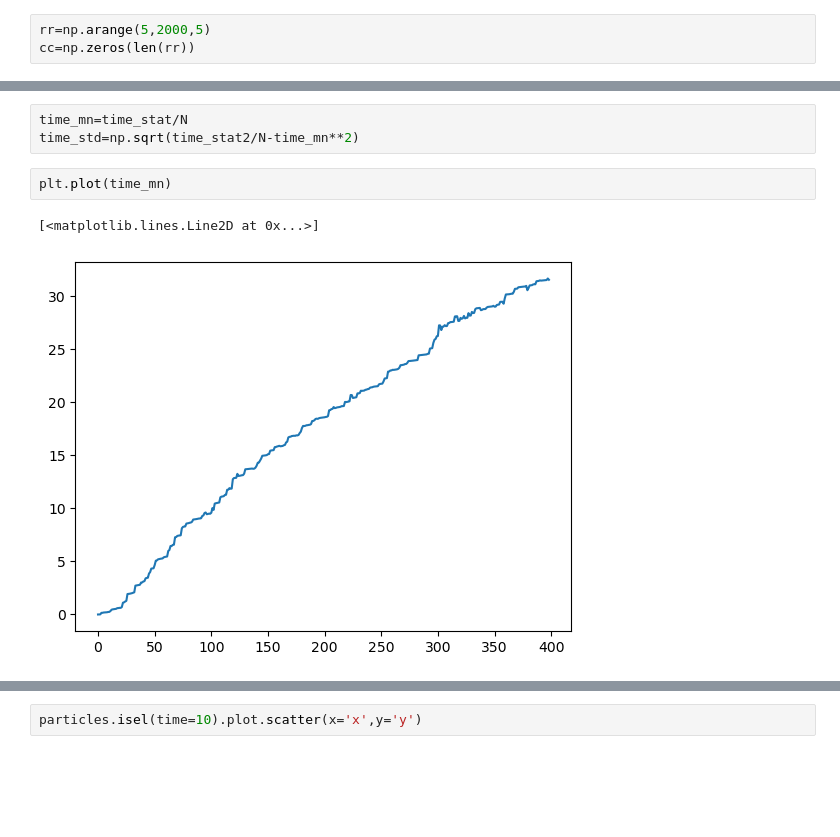
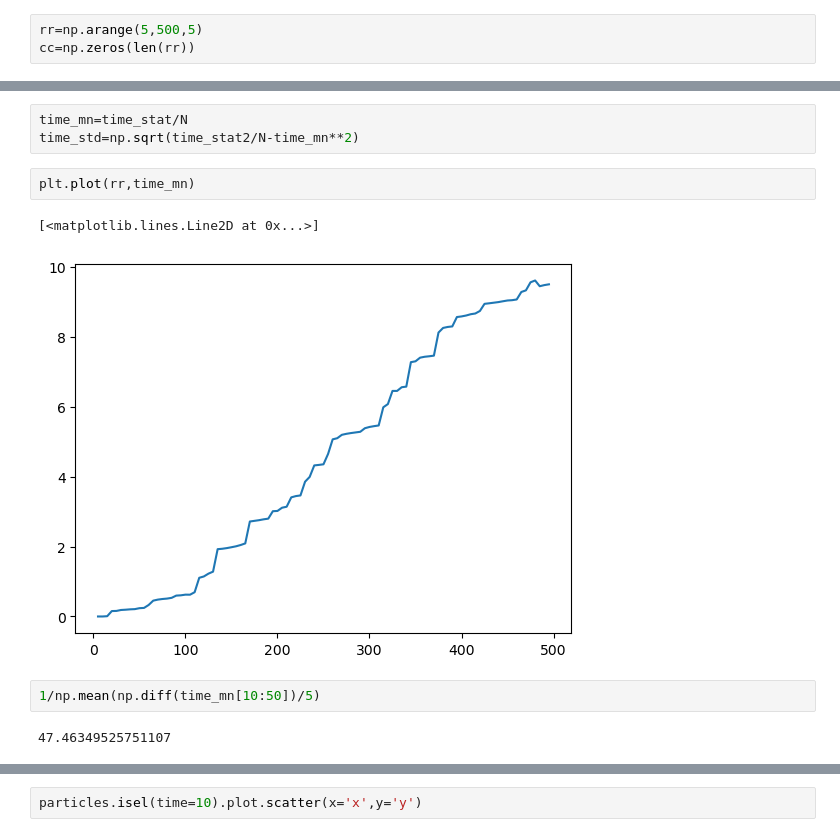
Before and after one commit to galendal/ACTOM_sites, a Jupyter notebook: particle_swarm.ipynb, the cells around one changed output, grey strips where cells are left out. Saved outputs shown, nothing was run; the diff lists cells and outputs as text; blank space fills up the shorter version.

```diff
--- a/particle_swarm.ipynb
+++ b/particle_swarm.ipynb
@@ -386,5 +355,5 @@ tmp=particles.stack(z=['num','time'])
 # %%
-rr=np.arange(5,2000,5)
+rr=np.arange(5,500,5)
 cc=np.zeros(len(rr))
 # %%
 rr
@@ -482,7 +402,11 @@ array([500, 502, 502, 502, 502, 502, 506, 506, 506, 508, 506, 506, 508,
 time_mn=time_stat/N
 time_std=np.sqrt(time_stat2/N-time_mn**2)
 # %%
-plt.plot(time_mn)
+plt.plot(rr,time_mn)
 # %% [output]
 [<matplotlib.lines.Line2D at 0x...>]
-[figure, old version]
+[figure, new version]
+# %%
+1/np.mean(np.diff(time_mn[10:50])/5)
+# %% [output]
+47.46349525751107
```
Also changed, not shown: parts of 95 cells of this notebook, 1 other file.
